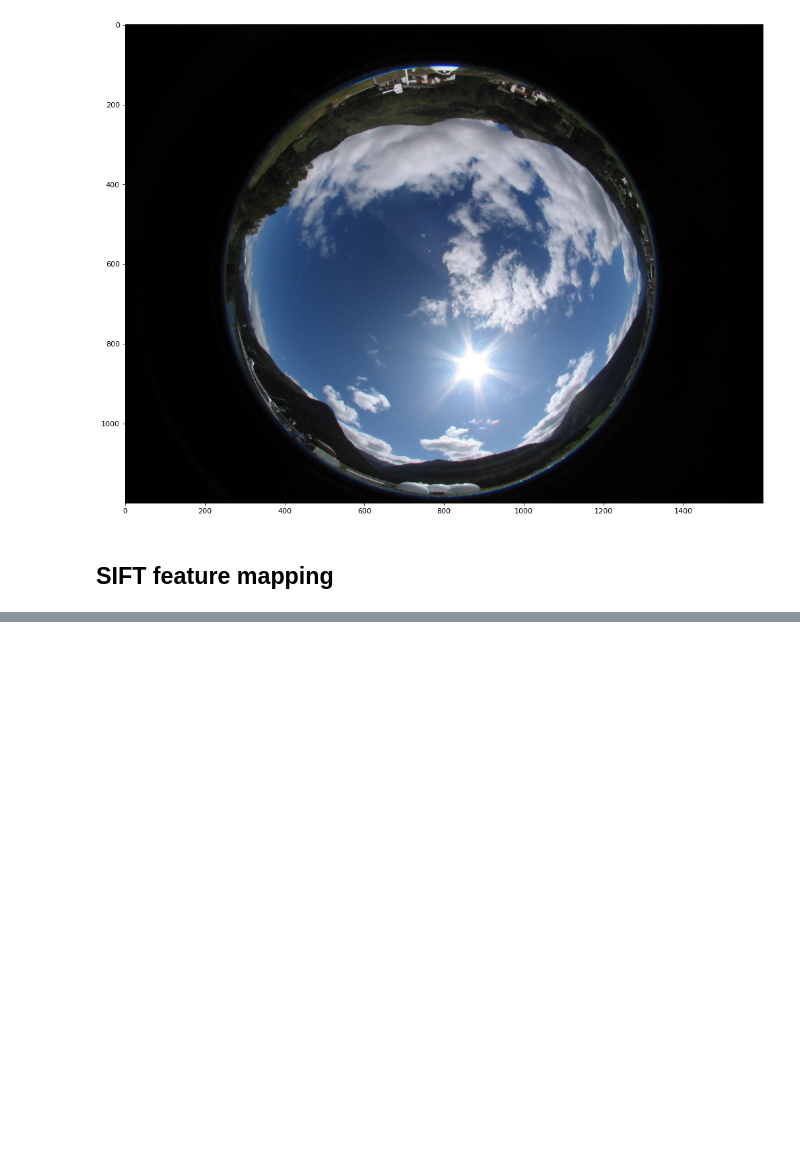
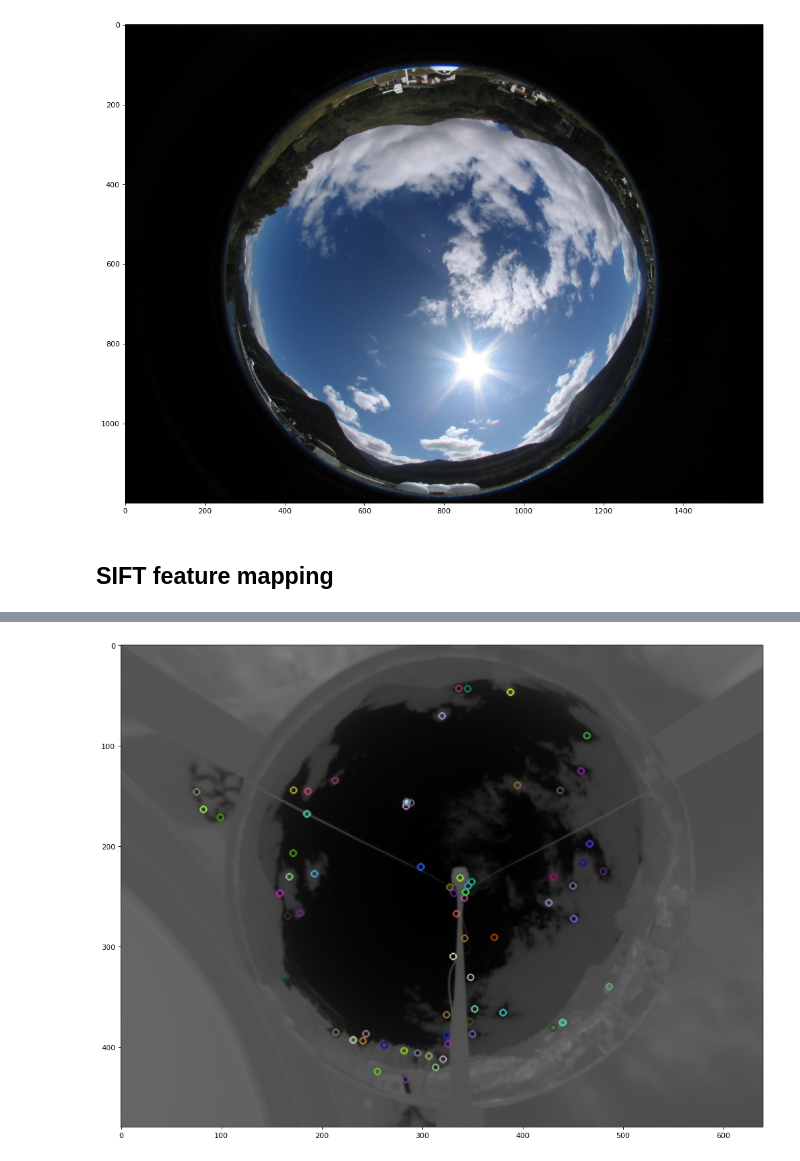
Before and after one commit to elrichgro/cloudseg, a Jupyter notebook: notebooks/camera-mapping.ipynb, the cells around one changed output, grey strips where cells are left out. Saved outputs shown, nothing was run; the diff lists cells and outputs as text; code cells hidden in the pictures; blank space fills up the shorter version.

```diff
--- a/notebooks/camera-mapping.ipynb
+++ b/notebooks/camera-mapping.ipynb
@@ -59,0 +74,13 @@ plotfig(img)
+# %%
+ir_600 = idata['img'][:,:,600]
+gray_ir = ir_600 - ir_600.min()
+gray_ir *= (255.0/gray_ir.max())
+gray_ir = np.array(gray_ir.round(), dtype = np.uint8)
+
+sift = cv2.SIFT_create()
+kp_ir = sift.detect(gray_ir,None)
+imgkp_ir = cv2.drawKeypoints(gray_ir,kp_ir,None)
+# %%
+plotfig(imgkp_ir)
+# %% [output]
+[figure, added]
```
Also changed, not shown: parts of 5 cells of this notebook, 1 other file.
